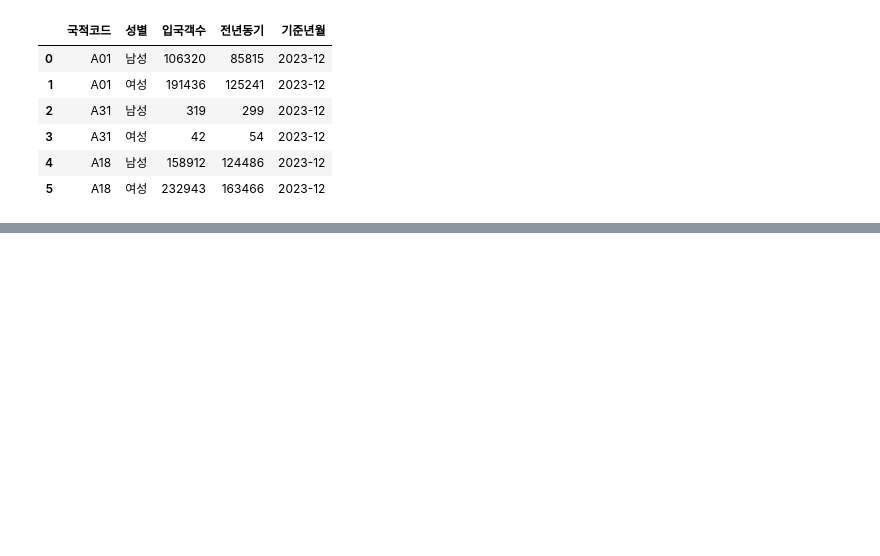
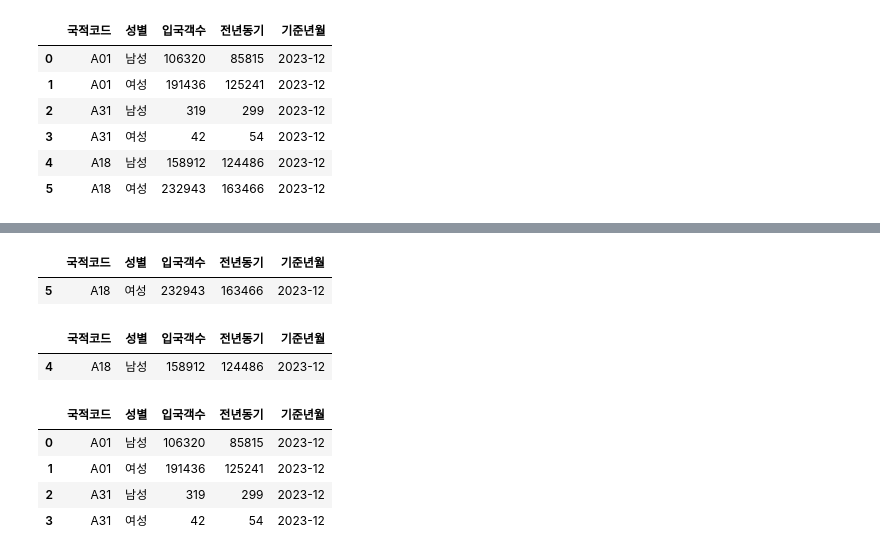
Before and after one commit to devuoon/bigdata-analysis-2024, a Jupyter notebook: day01/day01_pandas_basic.ipynb, the cells around one changed output, grey strips where cells are left out. Saved outputs shown, nothing was run; the diff lists cells and outputs as text; code cells hidden in the pictures; blank space fills up the shorter version.

```diff
--- a/day01/day01_pandas_basic.ipynb
+++ b/day01/day01_pandas_basic.ipynb
@@ -330,0 +371,21 @@ df_csv
+# %%
+## 입국객수가 20만 이상인 보여줘
+df_csv[df_csv['입국객수'] >= 200_000]
+# %% [output]
+|  | 국적코드 | 성별 | 입국객수 | 전년동기 | 기준년월 |
+| 5 | A18 | 여성 | 232943 | 163466 | 2023-12 |
+# %%
+## 여러조건을 같이 필터링
+df_csv[(df_csv['성별'] == '남성') & (df_csv['입국객수'] >= 150_000)]
+# %% [output]
+|  | 국적코드 | 성별 | 입국객수 | 전년동기 | 기준년월 |
+| 4 | A18 | 남성 | 158912 | 124486 | 2023-12 |
+# %%
+## 한 열에 여러값으로 필터링
+df_csv[df_csv['국적코드'].isin(['A01', 'A31'])]
+# %% [output]
+|  | 국적코드 | 성별 | 입국객수 | 전년동기 | 기준년월 |
+| 0 | A01 | 남성 | 106320 | 85815 | 2023-12 |
+| 1 | A01 | 여성 | 191436 | 125241 | 2023-12 |
+| 2 | A31 | 남성 | 319 | 299 | 2023-12 |
+| 3 | A31 | 여성 | 42 | 54 | 2023-12 |
```
Also changed, not shown: parts of 4 cells of this notebook.
